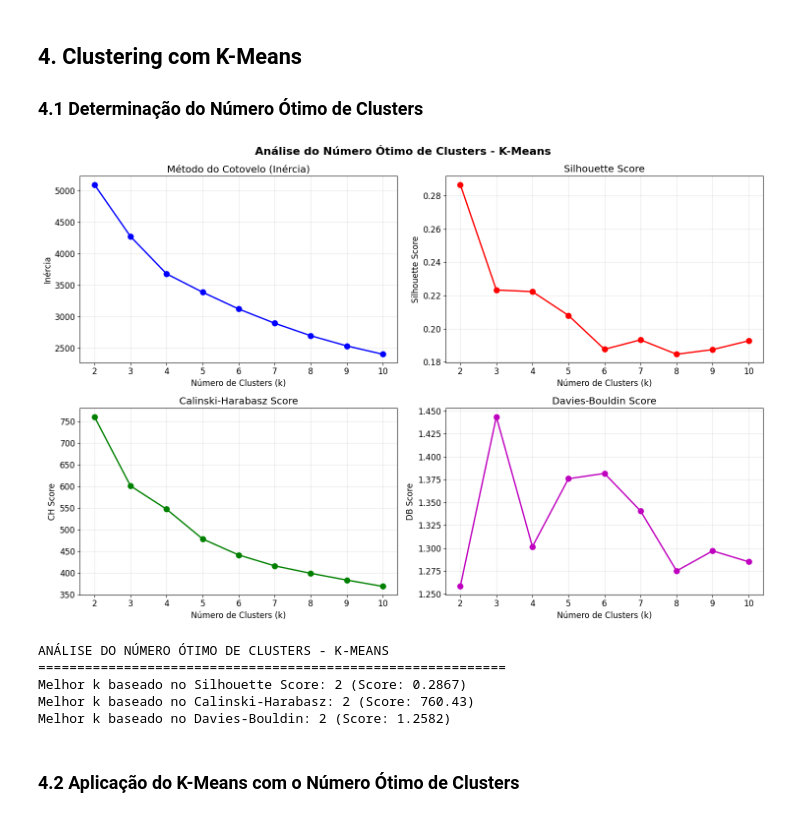
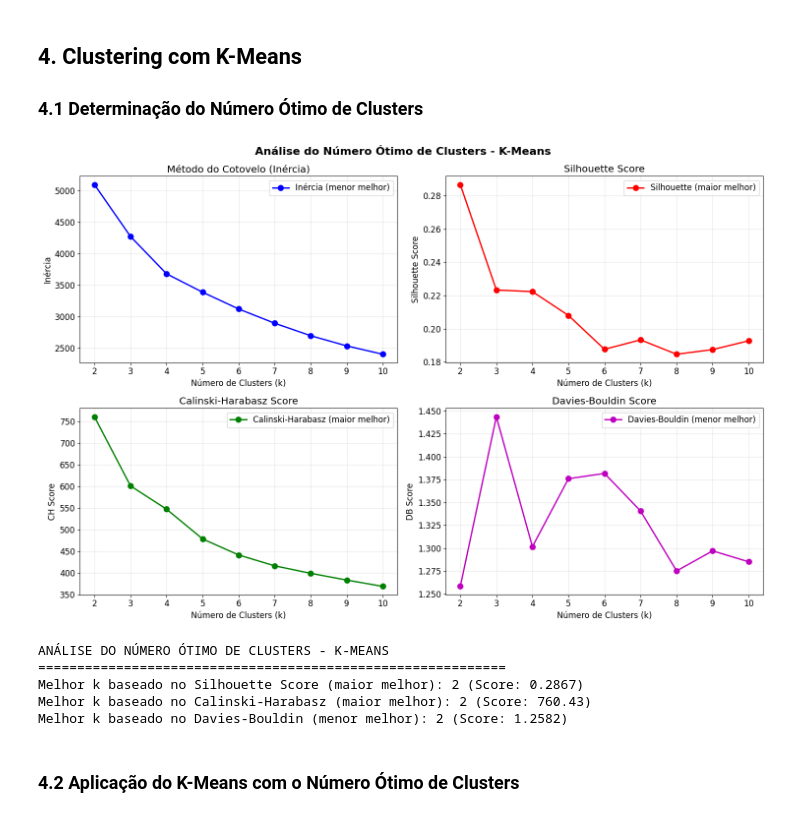
Before and after one commit to theduardomaciel/cc-ml, a Jupyter notebook: 06_UnsupervisedLearning/comparision/clustering_analysis.ipynb, the cells around one changed output. Saved outputs shown, nothing was run; the diff lists cells and outputs as text; code cells hidden in the pictures.

```diff
--- a/06_UnsupervisedLearning/comparision/clustering_analysis.ipynb
+++ b/06_UnsupervisedLearning/comparision/clustering_analysis.ipynb
@@ -44,7 +44,7 @@ plt.rcParams['font.size'] = 12
 print("Bibliotecas importadas com sucesso!")
 
 # Carregamento dos dados
-data_path = Path('data/barrettII_eyes_clustering.csv')
+data_path = Path('../data/barrettII_eyes_clustering.csv')
 df = pd.read_csv(data_path)
 
 print(f"\nDados carregados:")
@@ -261,51 +261,55 @@ k_range, inertias, sil_scores, cal_scores, db_scores = evaluate_kmeans_clusters(
 fig, axes = plt.subplots(2, 2, figsize=(15, 10))
 fig.suptitle('Análise do Número Ótimo de Clusters - K-Means', fontsize=16, fontweight='bold')
 
-# Método do cotovelo
-axes[0, 0].plot(k_range, inertias, 'bo-', linewidth=2, markersize=8)
+# Método do cotovelo (Inércia - menor é melhor)
+axes[0, 0].plot(k_range, inertias, 'bo-', linewidth=2, markersize=8, label='Inércia (menor melhor)')
 axes[0, 0].set_title('Método do Cotovelo (Inércia)')
 axes[0, 0].set_xlabel('Número de Clusters (k)')
 axes[0, 0].set_ylabel('Inércia')
 axes[0, 0].grid(True, alpha=0.3)
+axes[0, 0].legend()
 
-# Silhouette Score
-axes[0, 1].plot(k_range, sil_scores, 'ro-', linewidth=2, markersize=8)
+# Silhouette Score (maior é melhor)
+axes[0, 1].plot(k_range, sil_scores, 'ro-', linewidth=2, markersize=8, label='Silhouette (maior melhor)')
 axes[0, 1].set_title('Silhouette Score')
 axes[0, 1].set_xlabel('Número de Clusters (k)')
 axes[0, 1].set_ylabel('Silhouette Score')
 axes[0, 1].grid(True, alpha=0.3)
+axes[0, 1].legend()
 
-# Calinski-Harabasz Score
-axes[1, 0].plot(k_range, cal_scores, 'go-', linewidth=2, markersize=8)
+# Calinski-Harabasz (maior é melhor)
+axes[1, 0].plot(k_range, cal_scores, 'go-', linewidth=2, markersize=8, label='Calinski-Harabasz (maior melhor)')
 axes[1, 0].set_title('Calinski-Harabasz Score')
 axes[1, 0].set_xlabel('Número de Clusters (k)')
 axes[1, 0].set_ylabel('CH Score')
 axes[1, 0].grid(True, alpha=0.3)
+axes[1, 0].legend()
 
-# Davies-Bouldin Score (menor é melhor)
-axes[1, 1].plot(k_range, db_scores, 'mo-', linewidth=2, markersize=8)
+# Davies-Bouldin (menor é melhor)
+axes[1, 1].plot(k_range, db_scores, 'mo-', linewidth=2, markersize=8, label='Davies-Bouldin (menor melhor)')
 axes[1, 1].set_title('Davies-Bouldin Score')
 axes[1, 1].set_xlabel('Número de Clusters (k)')
 axes[1, 1].set_ylabel('DB Score')
 axes[1, 1].grid(True, alpha=0.3)
+axes[1, 1].legend()
 
 plt.tight_layout()
 plt.show()
 
-# Encontrar o melhor k baseado no silhouette score
+# Encontrar o melhor k baseado nas métricas
 best_k_sil = k_range[np.argmax(sil_scores)]
 print(f"ANÁLISE DO NÚMERO ÓTIMO DE CLUSTERS - K-MEANS")
 print("="*60)
-print(f"Melhor k baseado no Silhouette Score: {best_k_sil} (Score: {max(sil_scores):.4f})")
-print(f"Melhor k baseado no Calinski-Harabasz: {k_range[np.argmax(cal_scores)]} (Score: {max(cal_scores):.2f})")
-print(f"Melhor k baseado no Davies-Bouldin: {k_range[np.argmin(db_scores)]} (Score: {min(db_scores):.4f})")
+print(f"Melhor k baseado no Silhouette Score (maior melhor): {best_k_sil} (Score: {max(sil_scores):.4f})")
+print(f"Melhor k baseado no Calinski-Harabasz (maior melhor): {k_range[np.argmax(cal_scores)]} (Score: {max(cal_scores):.2f})")
+print(f"Melhor k baseado no Davies-Bouldin (menor melhor): {k_range[np.argmin(db_scores)]} (Score: {min(db_scores):.4f})")
 # %% [output]
-[figure, old version]
+[figure, new version]
 ANÁLISE DO NÚMERO ÓTIMO DE CLUSTERS - K-MEANS
 ============================================================
-Melhor k baseado no Silhouette Score: 2 (Score: 0.2867)
-Melhor k baseado no Calinski-Harabasz: 2 (Score: 760.43)
-Melhor k baseado no Davies-Bouldin: 2 (Score: 1.2582)
+Melhor k baseado no Silhouette Score (maior melhor): 2 (Score: 0.2867)
+Melhor k baseado no Calinski-Harabasz (maior melhor): 2 (Score: 760.43)
+Melhor k baseado no Davies-Bouldin (menor melhor): 2 (Score: 1.2582)
 # %% [markdown]
 ### 4.2 Aplicação do K-Means com o Número Ótimo de Clusters
 # %%
```
Also changed, not shown: parts of 2 cells of this notebook, 4 other files.
